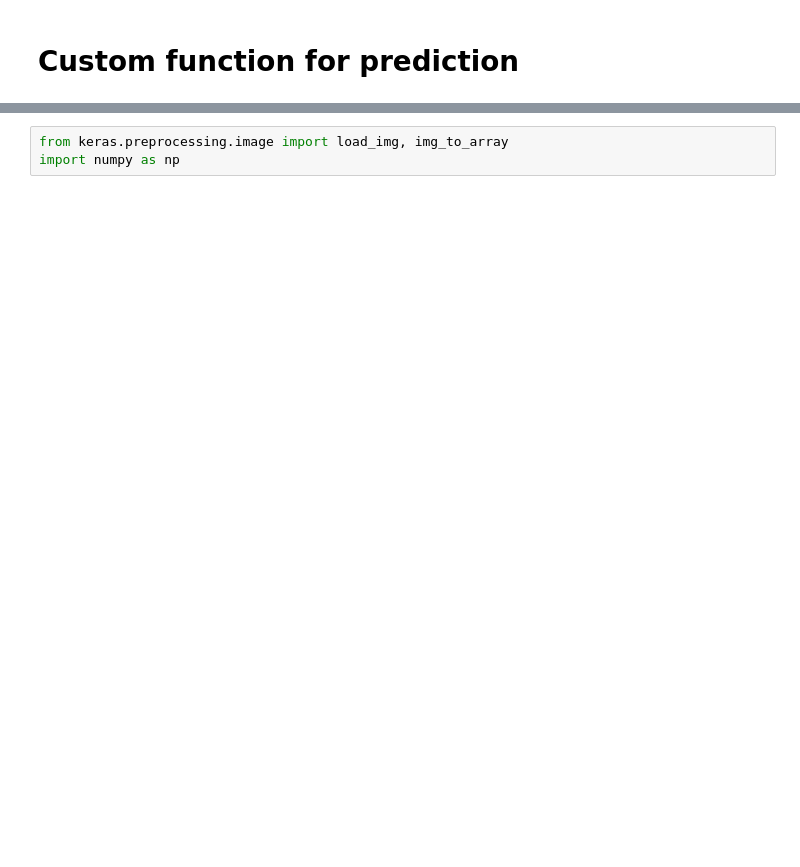
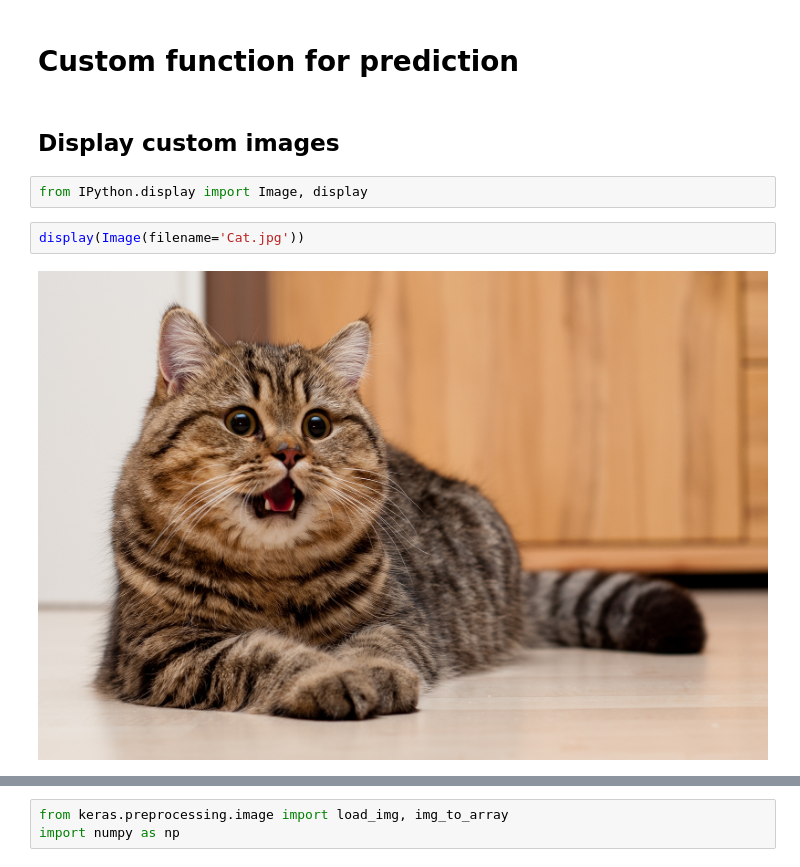
Before and after one commit to AlexandrErofeevsky/ITMO_home_tasks, a Jupyter notebook: MLT Task #5 Erofeevsky Alexandr.ipynb, the cells around one changed output, grey strips where cells are left out. Saved outputs shown, nothing was run; the diff lists cells and outputs as text; blank space fills up the shorter version.

```diff
--- a/MLT Task #5 Erofeevsky Alexandr.ipynb
+++ b/MLT Task #5 Erofeevsky Alexandr.ipynb
@@ -464,2 +464,10 @@ plt.show()
 # %% [markdown]
 # Custom function for prediction
+# %% [markdown]
+## Display custom images
+# %%
+from IPython.display import Image, display
+# %%
+display(Image(filename='Cat.jpg'))
+# %% [output]
+[figure, added]
```
Also changed, not shown: parts of 11 cells of this notebook, 3 other files.
